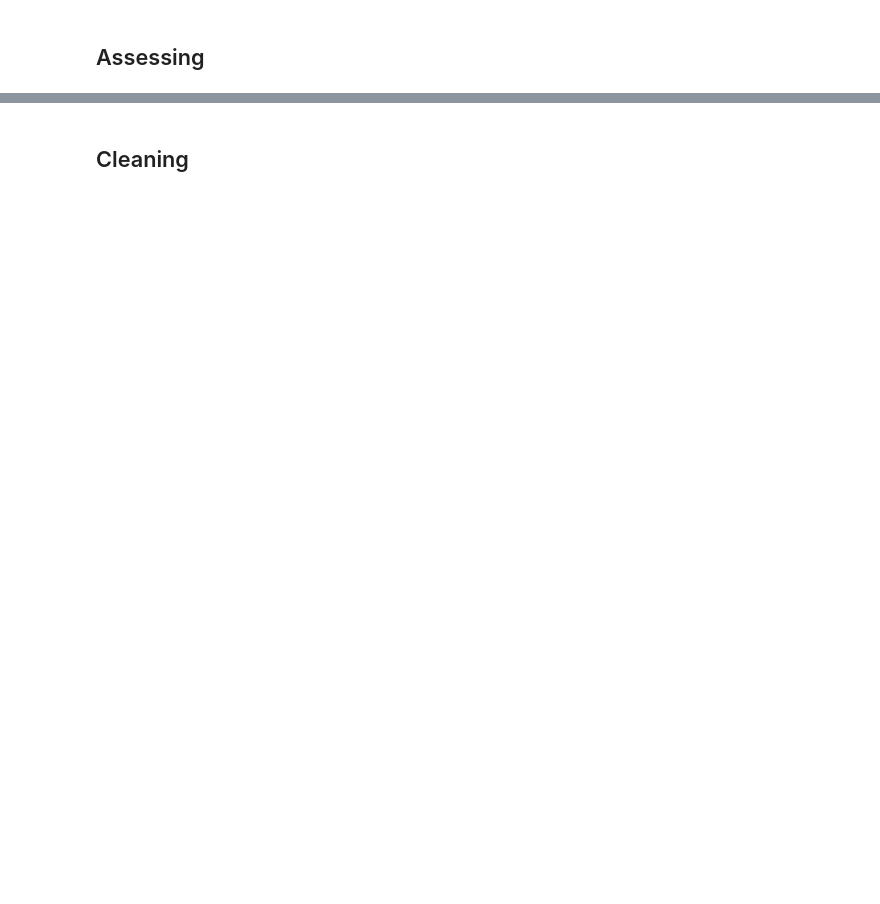
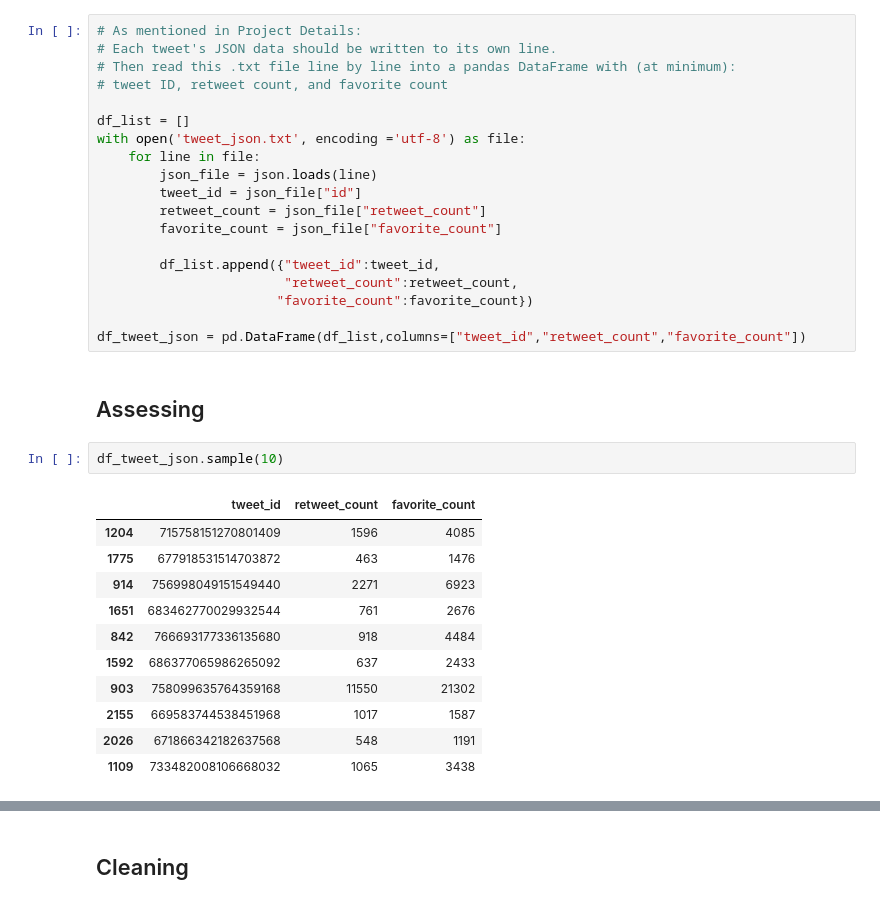
Before and after one commit to ManalAlkallas/WeRateDogs, a Jupyter notebook: wrangle_act.ipynb, the cells around one changed output, grey strips where cells are left out. Cells and saved outputs as stored; diff of their text form; blank space fills up the shorter version.

```diff
--- a/wrangle_act.ipynb
+++ b/wrangle_act.ipynb
@@ -338,4 +424,37 @@ Back to the basic-ness of Twitter archives: retweet count and favorite count are
 # %% [markdown]
 ## Gathering
+# %%
+# As mentioned in Project Details:
+# Each tweet's JSON data should be written to its own line.
+# Then read this .txt file line by line into a pandas DataFrame with (at minimum):
+# tweet ID, retweet count, and favorite count
+
+df_list = []
+with open('tweet_json.txt', encoding ='utf-8') as file:
+    for line in file:
+        json_file = json.loads(line)
+        tweet_id = json_file["id"]
+        retweet_count = json_file["retweet_count"]
+        favorite_count = json_file["favorite_count"]
+
+        df_list.append({"tweet_id":tweet_id,
+                        "retweet_count":retweet_count,
+                       "favorite_count":favorite_count})
+
+df_tweet_json = pd.DataFrame(df_list,columns=["tweet_id","retweet_count","favorite_count"])
 # %% [markdown]
 ## Assessing
+# %%
+df_tweet_json.sample(10)
+# %% [output]
+|  | tweet_id | retweet_count | favorite_count |
+| 1204 | 715758151270801409 | 1596 | 4085 |
+| 1775 | 677918531514703872 | 463 | 1476 |
+| 914 | 756998049151549440 | 2271 | 6923 |
+| 1651 | 683462770029932544 | 761 | 2676 |
+| 842 | 766693177336135680 | 918 | 4484 |
+| 1592 | 686377065986265092 | 637 | 2433 |
+| 903 | 758099635764359168 | 11550 | 21302 |
+| 2155 | 669583744538451968 | 1017 | 1587 |
+| 2026 | 671866342182637568 | 548 | 1191 |
+| 1109 | 733482008106668032 | 1065 | 3438 |
```
Also changed, not shown: parts of 65 cells of this notebook, 1 other file.
